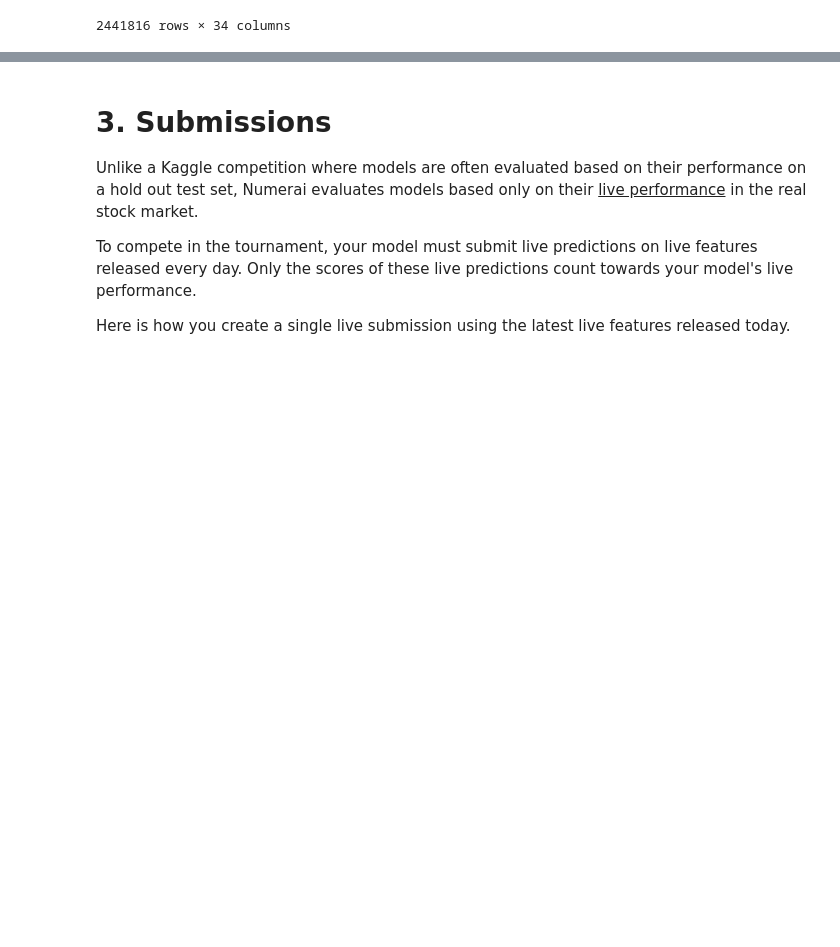
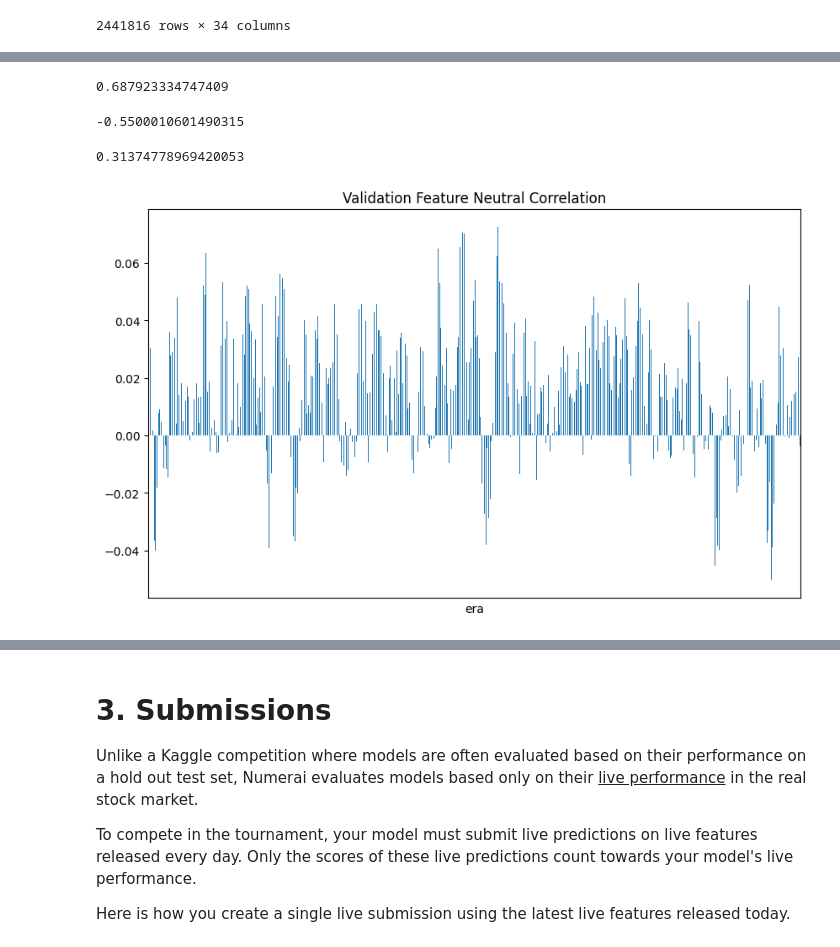
Before and after one commit to numerai/hello-numerai, a Jupyter notebook: example_notebook.ipynb, the cells around one changed output, grey strips where cells are left out. Cells and saved outputs as stored; diff of their text form; code cells hidden in the pictures; blank space fills up the shorter version.

```diff
--- a/example_notebook.ipynb
+++ b/example_notebook.ipynb
@@ -170,0 +226,61 @@ validation_data.groupby("era").apply(lambda x: x["prediction"].corr(x["target"])
+# %%
+# Sharp ratio is a common metric in finance used to measure the consistency or risk-adjusted performance of an investment strategy
+# Typically, the Sharpe ratio is computed as the average return minus the risk free rate divided by the standard deviation of the return
+# The higher the return per unit of risk (standard deviation), the better and more consistent the investment strategy
+# In Numerai, we compute the Sharpe ratio as the average correlation divided by the standard deviation of the correlation
+# You should aim for a Numerai Sharpe ratio of at least 1.0 to be considered a consistent model
+correlation_std = per_era_validation_correlation.std(ddof=0)
+numerai_sharpe = correlation_mean / correlation_std
+numerai_sharpe
+# %% [output]
+0.687923334747409
+# %%
+# Max drawdown is a common metric in finance used to measure the worst case scenario of an investment strategy
+# Typically, the max drawdown is computed as the difference between the highest peak and lowest trough of the cumulative returns
+# In Numerai, we compute the max drawdown as the difference between the highest peak and lowest trough of the cumulative correlation
+# You should aim to minimize the max drawdown of your model but how much you care about this versus maximizing the correlation mean is up to you
+rolling_max = cumulative_per_era_validation_correlation.expanding(min_periods=1).max()
+max_drawdown = -(rolling_max - cumulative_per_era_validation_correlation).max()
+max_drawdown
+# %% [output]
+-0.5500010601490315
+# %%
+# Feature exposure is a metric used to measure the amount and type of risk your model is taking
+# Having high expoosure to a single feature means having high linear correlation with that feature
+# Models with high exposure to a single feature are considered risky because features are not consistently predictive on their own
+# You should aim to minimize feature exposure but how much you care about this versus maximizing the correlation mean is up to you
+max_per_era = validation_data.groupby("era").apply(lambda d: d[feature_cols].corrwith(d["prediction"]).abs().max())
+max_feature_exposure = max_per_era.mean()
+max_feature_exposure
+# %% [output]
+0.31374778969420053
+# %%
+# Neutralizing predictions against features is the same as removing the linear exposure to features
+# In other words, we are computing orthogonal component of the predictions with regards to the feature matrix
+# Proportion controls how much of the exposure to neutralize, where 1.0 means 100% of the exposure is neutralized
+def neutralize(predictions, features, proportion=1.0):
+    # given predictions p, feature matrix F, the orthogonal component p' with regards to F is:
+    # p' = p - (F dot (F_inverse dot p))
+    inverse_features = np.linalg.pinv(features.values, rcond=1e-6)
+    exposure = proportion * features.values.dot(inverse_features.dot(predictions))
+    return predictions - exposure
+
+# Feature neutral correlation is just the correlation between the predictions and the target after neutralizing the predictions against the features
+# Instead of optimizing for correlation, you may want to optimize for feature neutral correlation to improve the robustness of your model
+def feature_neutral_corelation(preds, target, features):
+    # rank (keeping ties) then gaussianize predictions to standadize prediction distributions
+    ranked_preds = (preds.rank(method="average").values - 0.5) / preds.count()
+    gauss_ranked_preds = stats.norm.ppf(ranked_preds)
+    # neutralize predictions
+    neutral_preds = pd.Series(neutralize(gauss_ranked_preds, features), index=preds.index)
+    # finally compute numerai correlation
+    return numerai_corr(neutral_preds, target)
+# %%
+# Compute the per-era feature neutral correlation
+# In this example, we neutralize the predictions against the "small" set of features that we used for training at a proportion of 1.0
+# In practice, you may want to neutralize against a larger set of features and/or at a lower proportion
+# On the tournament website, we compute a standard score called FNCv3 that neutralizes against a the "fncv3_features" feature set at a proportion of 1.0
+per_era_feature_neutral_correlation = validation_data.groupby("era").apply(lambda x: feature_neutral_corelation(x["prediction"], x["target"], x[feature_cols]))
+per_era_feature_neutral_correlation.plot(kind="bar", title="Validation Feature Neutral Correlation", figsize=(10, 6), xticks=[]);
+# %% [output]
+[figure, added]
```
Also changed, not shown: parts of 26 cells of this notebook.
